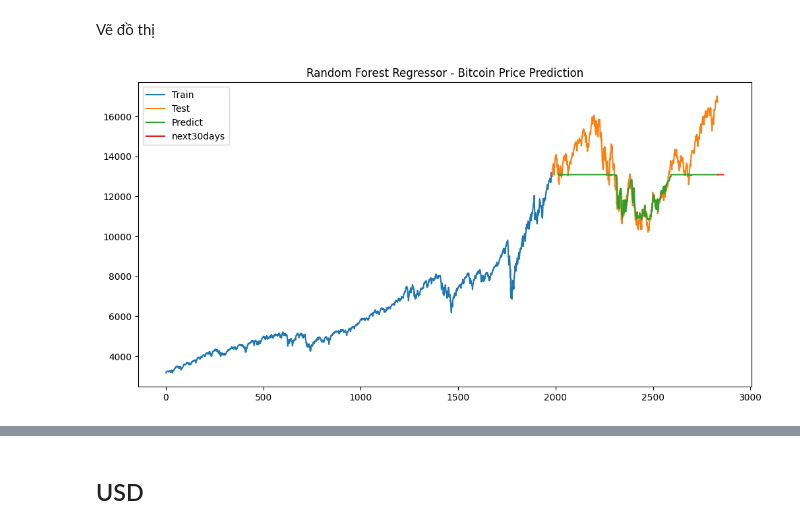
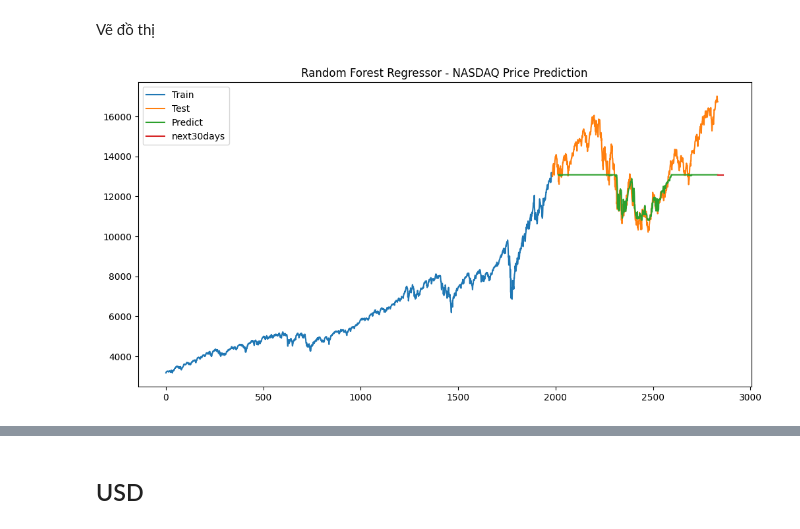
Before and after one commit to Annatruc/IS403_O22_HTCL_3, a Jupyter notebook: Models/Team3_RandomForest.ipynb, the cells around one changed output, grey strips where cells are left out. Cells and saved outputs as stored; diff of their text form; code cells hidden in the pictures.

```diff
--- a/Models/Team3_RandomForest.ipynb
+++ b/Models/Team3_RandomForest.ipynb
@@ -360,32 +360,32 @@ Vẽ đồ thị
 # %%
 color_palette = ['#1f77b4', '#ff7f0e', '#2ca02c', '#d62728', '#9467bd', '#8c564b']
 from matplotlib import pyplot as plt
 
 plt.figure(figsize=(12, 6))
 
 # train
 train_data_index = pd.RangeIndex(start=0, stop=train_size, step=1)
 plt.plot(train_data_index, scaler.inverse_transform(train_data), label="Train")
 # plt.plot([*train_range], pred_train.squeeze(), label="Predict Train", linestyle="dotted", color = color_palette[1])
 
 # test
 test_data_index = pd.RangeIndex(start=len(data) - len(test_data), stop=len(data), step=1)
 plt.plot(test_data_index, scaler.inverse_transform(test_data), label="Test")
 
 test_data_index = pd.RangeIndex(start=train_size+31, stop=len(data), step=1)
 plt.plot(test_data_index, test_predict.squeeze(), label="Predict", linestyle="-")
 
 #30 days
 predict_data_index = pd.RangeIndex(start=len(data), stop=len(data) + 30, step=1)
 plt.plot(predict_data_index, next_30_days.squeeze(), label="next30days")
 
 
 # # Dự đoán 30 điểm tiếp theo
 plt.legend()
-plt.title('Random Forest Regressor - Bitcoin Price Prediction')
+plt.title('Random Forest Regressor - NASDAQ Price Prediction')
 plt.show()
 # %% [output]
-[figure, old version]
+[figure, new version]
 # %%
 # Tính toán RMSE, MAE và MAPE trên tập test
 test_score_rmse = np.sqrt(mean_squared_error(y_test[0], test_predict[:, 0]))
```
Also changed, not shown: parts of 11 cells of this notebook.
